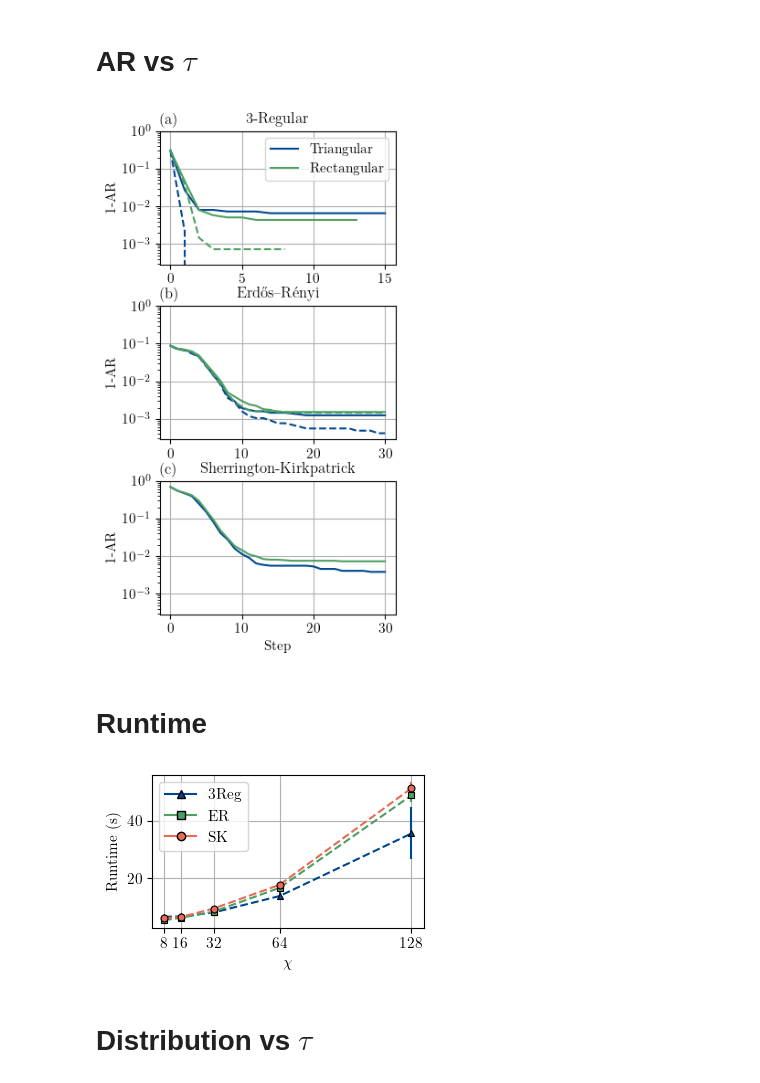
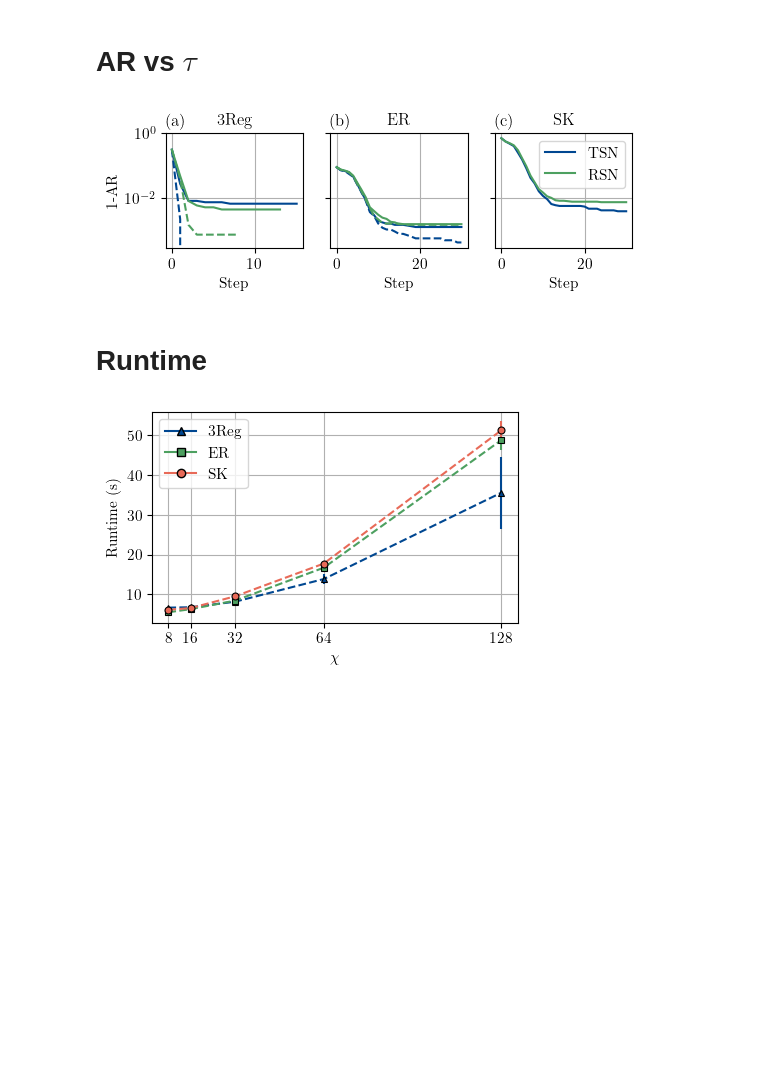
Before and after one commit to erikasgrim/swapnet-mps-ite, a Jupyter notebook: figures/generate_figures_MaxCut.ipynb, the cells around one changed output. Drawn from its saved outputs; the diff is of its cells as text; code cells hidden in the pictures; blank space fills up the shorter version.

```diff
--- a/figures/generate_figures_MaxCut.ipynb
+++ b/figures/generate_figures_MaxCut.ipynb
@@ -61,15 +61,15 @@ def load_gurobi_costs(graph_type):
 
 def architecture_handles():
     return [
-        Line2D([0], [0], color='C0', linestyle='-', marker='o', markeredgecolor='black', markeredgewidth=0.8, label='Triangular'),
-        Line2D([0], [0], color='C1', linestyle='-', marker='o', markeredgecolor='black', markeredgewidth=0.8, label='Rectangular'),
+        Line2D([0], [0], color='C0', linestyle='-', marker='o', markeredgecolor='black', markeredgewidth=0.8, label='TSN'),
+        Line2D([0], [0], color='C1', linestyle='-', marker='o', markeredgecolor='black', markeredgewidth=0.8, label='RSN'),
     ]
 
 
 color_map = {'triangular': 'C0', 'quadratic': 'C1'}
 linestyle_map = {'fiedler': '--', 'shuffle': '-'}
 
-fig, axes = plt.subplots(len(GRAPH_TYPES), 1, sharex=True, sharey=True)
+fig, axes = plt.subplots(1, len(GRAPH_TYPES), sharex=True, sharey=True)
 
 for axis, graph_type in zip(axes, GRAPH_TYPES):
     gurobi_costs = load_gurobi_costs(graph_type)
@@ -94,20 +94,20 @@ for axis, graph_type in zip(axes, GRAPH_TYPES):
                 markeredgewidth=0.8,
             )
     axis.grid(True)
-    axis.set_title(GRAPH_LABELS[graph_type])
+    axis.set_title(GRAPH_SHORT_LABELS[graph_type])
+    axis.set_xlabel(r"$\chi$")
 
 for idx, axis in enumerate(axes):
     axis.set_title(f"({chr(ord('a') + idx)})", loc='left')
-    axis.set_ylabel('1-AR')
 
-axes[-1].set_xlabel(r"$\chi$")
+axes[0].set_ylabel('1-AR')
 axes[-1].set_xticklabels(CHI_VALUES)
 axes[-1].set_xticks(range(len(CHI_VALUES)))
 axes[-1].legend(handles=architecture_handles(), loc='lower left')
 
-fig.set_size_inches(set_size(fraction=1, subplots=(3, 1)))
+fig.set_size_inches(set_size(fraction=1, subplots=(1, 3), squeeze_height=1.2))
 fig.set_dpi(100)
-fig.tight_layout(pad=0.1)
+#fig.tight_layout(pad=0.1)
 
-fig.savefig('paper_figures/AR_architechture_MC.pdf', bbox_inches='tight')
+fig.savefig('paper_figures/maxcut_ar_vs_chi.pdf', bbox_inches='tight')
 # %% [output]
@@ -117,50 +117,51 @@ fig.savefig('paper_figures/AR_architechture_MC.pdf', bbox_inches='tight')
 # %%
 CHI_FIXED = 128
 
-fig, axes = plt.subplots(len(GRAPH_TYPES), 1, sharex=False, sharey=True)
+fig, axes = plt.subplots(1, len(GRAPH_TYPES), sharex=False, sharey=True)
 
 for axis, graph_type in zip(axes, GRAPH_TYPES):
     gurobi_costs = load_gurobi_costs(graph_type)
     for architecture in ARCHITECTURES:
         for ordering in ORDERINGS:
             if ordering == 'fiedler' and graph_type.endswith('SK'):
                 continue
 
             energy = load_energy_minima(graph_type, architecture, CHI_FIXED, ordering)
             gap = 1 - energy.div(gurobi_costs, axis=1).mean(axis=1)
 
             axis.semilogy(
                 gap.index,
                 gap.values,
                 linestyle=linestyle_map[ordering],
                 color=color_map[architecture],
                 markersize=5,
                 markeredgecolor='black',
                 markeredgewidth=0.8,
             )
     axis.grid(True)
-    axis.set_title(GRAPH_LABELS[graph_type])
+    axis.set_title(GRAPH_SHORT_LABELS[graph_type])
 
 for idx, axis in enumerate(axes):
     axis.set_title(f"({chr(ord('a') + idx)})", loc='left')
-    axis.set_ylabel('1-AR')
+    axis.set_xlabel('Step')
 
-axes[-1].set_xlabel('Step')
+axes[0].set_ylabel('1-AR')
+
 
 legend_elements = [
-    Line2D([0], [0], color='C0', linestyle='-', label='Triangular'),
-    Line2D([0], [0], color='C1', linestyle='-', label='Rectangular')
+    Line2D([0], [0], color='C0', linestyle='-', label='TSN'),
+    Line2D([0], [0], color='C1', linestyle='-', label='RSN')
 ]
 
-axes[0].legend(handles=legend_elements, loc='upper right')
+axes[2].legend(handles=legend_elements, loc='upper right')
 
-fig.set_size_inches(set_size(fraction=1, subplots=(3, 1)))
+fig.set_size_inches(set_size(fraction=1, subplots=(1, 3), squeeze_height=1.2))
 fig.set_dpi(100)
-fig.tight_layout(pad=0.1)
+#fig.tight_layout(pad=0.1)
 
-fig.savefig('paper_figures/AR_vs_tau.pdf', bbox_inches='tight')
+fig.savefig('paper_figures/maxcut_ar_vs_tau.pdf', bbox_inches='tight')
 # %% [output]
-[figure, old version]
+[figure, new version]
 # %% [markdown]
 # Runtime
 # %%
@@ -222,12 +223,10 @@ ax.set_ylabel('Runtime (s)')
 ax.set_xticks(CHI_VALUES)
 ax.legend(handles=legend_elements, loc='upper left')
 
-fig.set_size_inches(set_size(fraction=1, subplots=(1, 1)))
+fig.set_size_inches(set_size(width = 300, fraction=1, subplots=(1, 1)))
 fig.set_dpi(100)
 fig.tight_layout(pad=0.1)
 
-fig.savefig('paper_figures/runtime_vs_chi.pdf', bbox_inches='tight')
+fig.savefig('paper_figures/maxcut_runtime_vs_chi.pdf', bbox_inches='tight')
 # %% [output]
-[figure, old version]
+[figure, new version]
-# %% [markdown]
-# Distribution vs $\tau$
```
Also changed, not shown: parts of 3 cells of this notebook, 16 other files.
